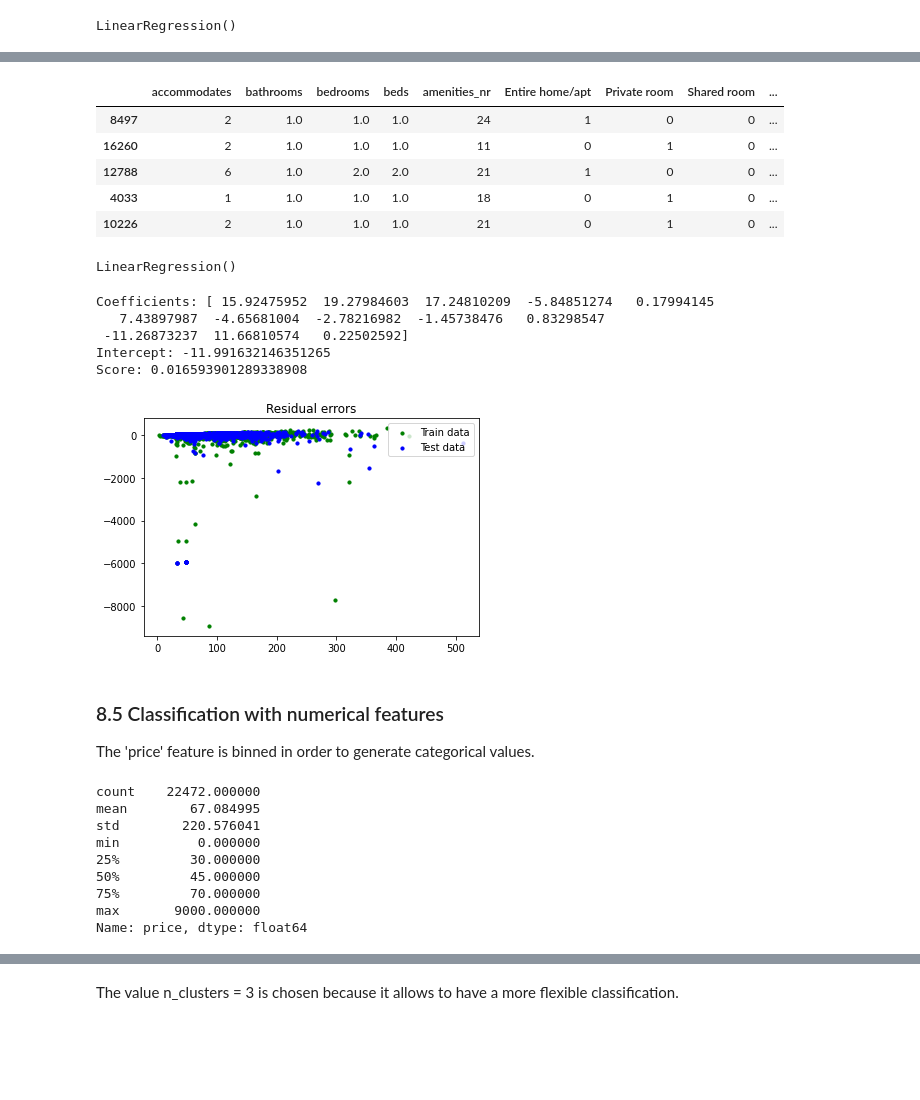
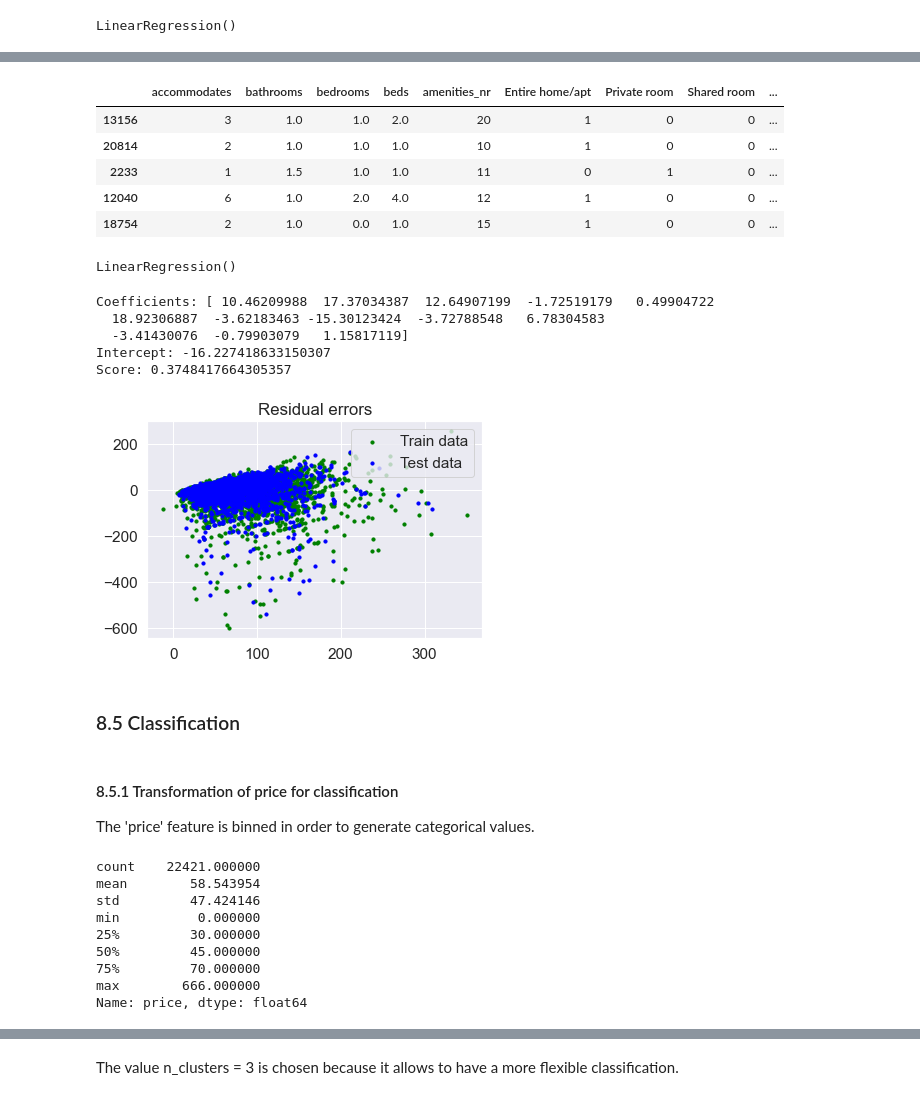
Before and after one commit to lorenzolaino/airbnb-sentiment, a Jupyter notebook: correlation_analysis.ipynb, the cells around one changed output, grey strips where cells are left out. Drawn from its saved outputs; the diff is of its cells as text; code cells hidden in the pictures; blank space fills up the shorter version.

```diff
--- a/correlation_analysis.ipynb
+++ b/correlation_analysis.ipynb
@@ -626,0 +646,12 @@ memory usage: 1.4 MB
+# %%
+def get_outliers_limits(df_column, factor):
+    upper_lim = df_column.mean () + df_column.std () * factor
+
+    lower_lim = df_column.mean () - df_column.std () * factor
+
+    return upper_lim, lower_lim
+# %%
+upperLim, lowerLim = get_outliers_limits(dfPricesListingTypes['price'], 3)
+
+print("upper_lim:", upperLim)
+print("lower_lim:", lowerLim)
@@ -626,0 +664,6 @@ memory usage: 1.4 MB
+# %%
+dfPricesListingTypesWithoutOutliers = \
+    dfPricesListingTypes[dfPricesListingTypes['price'] < upperLim]
+
+print('Number of outliers removed:',
+      dfPricesListingTypes.shape[0] - dfPricesListingTypesWithoutOutliers.shape[0])
@@ -710,0 +761,3 @@ plot_regression_error(linearRegressionNumerical, trainX, trainY, testX, testY)
+# %%
+dfPricesAllListingTypes = dfPricesListingTypesWithoutOutliers.copy()
+dfPricesAllListingTypes.head()
@@ -711,16 +775,17 @@ plot_regression_error(linearRegressionNumerical, trainX, trainY, testX, testY)
 # %%
 trainX, testX, trainY, testY = get_train_test(
-    dfPricesListingTypes.loc[:, dfPricesListingTypes.columns != 'price'],
-    dfPricesListingTypes['price'])
+    dfPricesAllListingTypes.loc[
+        :, dfPricesAllListingTypes.columns != 'price'],
+    dfPricesAllListingTypes['price'])
 
 trainX.head()
 # %% [output]
 |  | accommodates | bathrooms | bedrooms | beds | amenities_nr | Entire home/apt | Private room | Shared room | ... |
-| 8497 | 2 | 1.0 | 1.0 | 1.0 | 24 | 1 | 0 | 0 | ... |
-| 16260 | 2 | 1.0 | 1.0 | 1.0 | 11 | 0 | 1 | 0 | ... |
-| 12788 | 6 | 1.0 | 2.0 | 2.0 | 21 | 1 | 0 | 0 | ... |
-| 4033 | 1 | 1.0 | 1.0 | 1.0 | 18 | 0 | 1 | 0 | ... |
-| 10226 | 2 | 1.0 | 1.0 | 1.0 | 21 | 0 | 1 | 0 | ... |
+| 13156 | 3 | 1.0 | 1.0 | 2.0 | 20 | 1 | 0 | 0 | ... |
+| 20814 | 2 | 1.0 | 1.0 | 1.0 | 10 | 1 | 0 | 0 | ... |
+| 2233 | 1 | 1.5 | 1.0 | 1.0 | 11 | 0 | 1 | 0 | ... |
+| 12040 | 6 | 1.0 | 2.0 | 4.0 | 12 | 1 | 0 | 0 | ... |
+| 18754 | 2 | 1.0 | 0.0 | 1.0 | 15 | 1 | 0 | 0 | ... |
 # %%
 linearRegression = linear_model.LinearRegression()
 linearRegression.fit(trainX, trainY)
@@ -731,30 +796,32 @@ print('Coefficients:', linearRegression.coef_)
 print('Intercept:', linearRegression.intercept_)
 print('Score:', linearRegression.score(testX, testY))
 # %% [output]
-Coefficients: [ 15.92475952  19.27984603  17.24810209  -5.84851274   0.17994145
-   7.43897987  -4.65681004  -2.78216982  -1.45738476   0.83298547
- -11.26873237  11.66810574   0.22502592]
-Intercept: -11.991632146351265
-Score: 0.016593901289338908
+Coefficients: [ 10.46209988  17.37034387  12.64907199  -1.72519179   0.49904722
+  18.92306887  -3.62183463 -15.30123424  -3.72788548   6.78304583
+  -3.41430076  -0.79903079   1.15817119]
+Intercept: -16.227418633150307
+Score: 0.3748417664305357
 # %%
 plot_regression_error(linearRegression, trainX, trainY, testX, testY)
 # %% [output]
-[figure, old version]
+[figure, new version]
+# %% [markdown]
+### 8.5 Classification
 # %% [markdown]
-### 8.5 Classification with numerical features
+#### 8.5.1 Transformation of price for classification
 
 The 'price' feature is binned in order to generate categorical values.
 # %%
-dfPricesListingTypes['price'].describe()
+dfPricesAllListingTypes['price'].describe()
 # %% [output]
-count    22472.000000
-mean        67.084995
-std        220.576041
+count    22421.000000
+mean        58.543954
+std         47.424146
 min          0.000000
 25%         30.000000
 50%         45.000000
 75%         70.000000
-max       9000.000000
+max        666.000000
 Name: price, dtype: float64
 # %%
 from sklearn.cluster import KMeans
```
Also changed, not shown: parts of 94 cells of this notebook.
